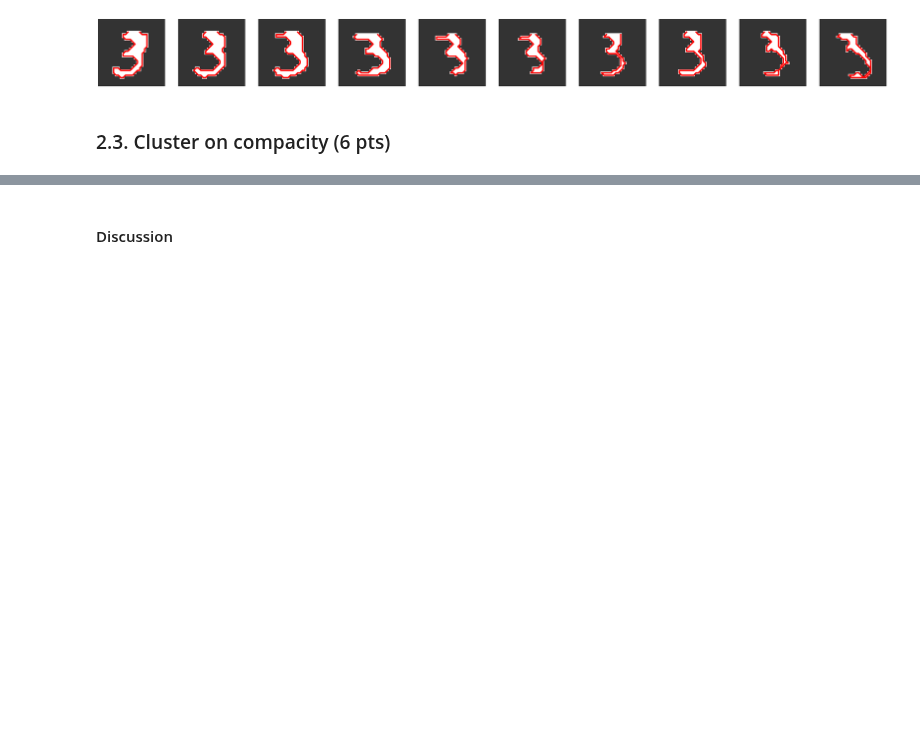
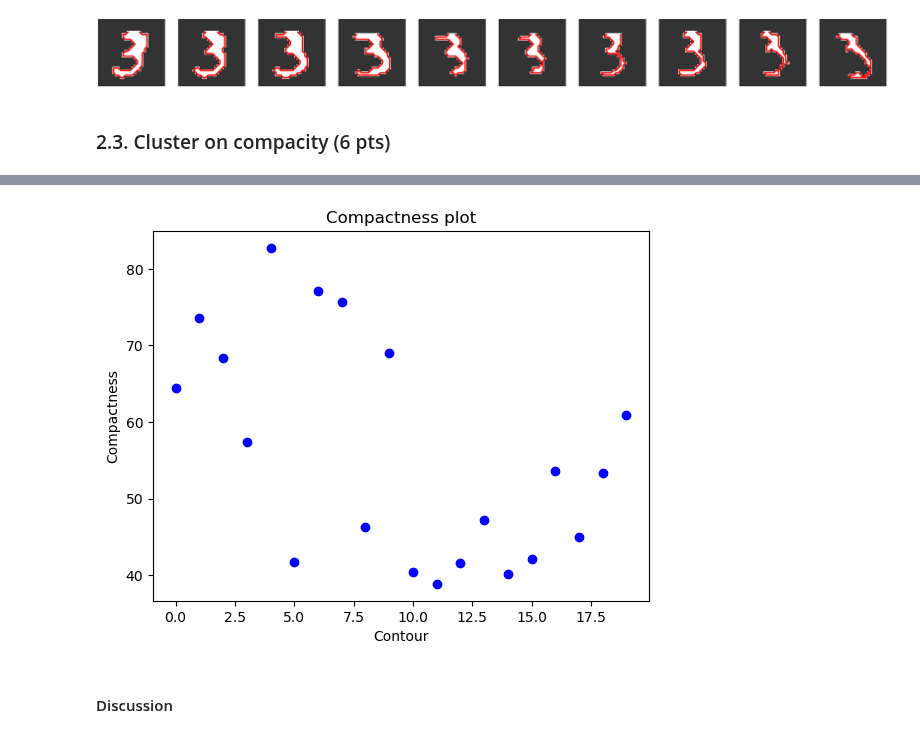
Before and after one commit to mrizaarseven98/do-not-cheat, a Jupyter notebook: labs/lab_02_object_description.ipynb, the cells around one changed output, grey strips where cells are left out. Saved outputs shown, nothing was run; the diff lists cells and outputs as text; code cells hidden in the pictures; blank space fills up the shorter version.

```diff
--- a/labs/lab_02_object_description.ipynb
+++ b/labs/lab_02_object_description.ipynb
@@ -490,3 +504,18 @@ plt.show()
+# %%
+# TODO: Make the 1D plot of the compacity
+import matplotlib.pyplot as plt
+
+# Combine the compactness lists for each category
+compactness_all = [cc + chc]
+
+# Plot the compactness values
+plt.plot(compactness_all[0], 'bo')
+plt.xlabel('Contour')
+plt.ylabel('Compactness')
+plt.title('Compactness plot')
+plt.show()
+# %% [output]
+[figure, added]
 # %% [markdown]
 ####  Discussion
 # %% [markdown]
```
Also changed, not shown: parts of 4 cells of this notebook.
